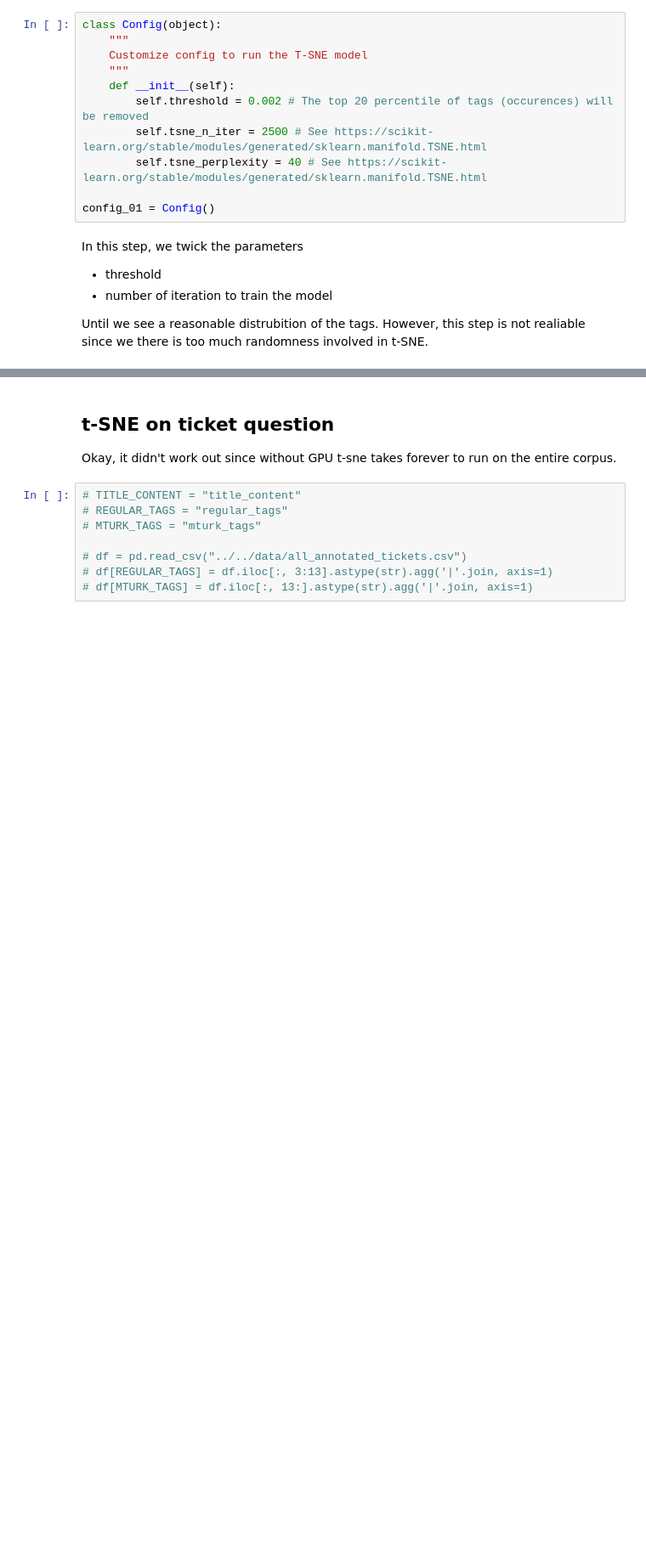
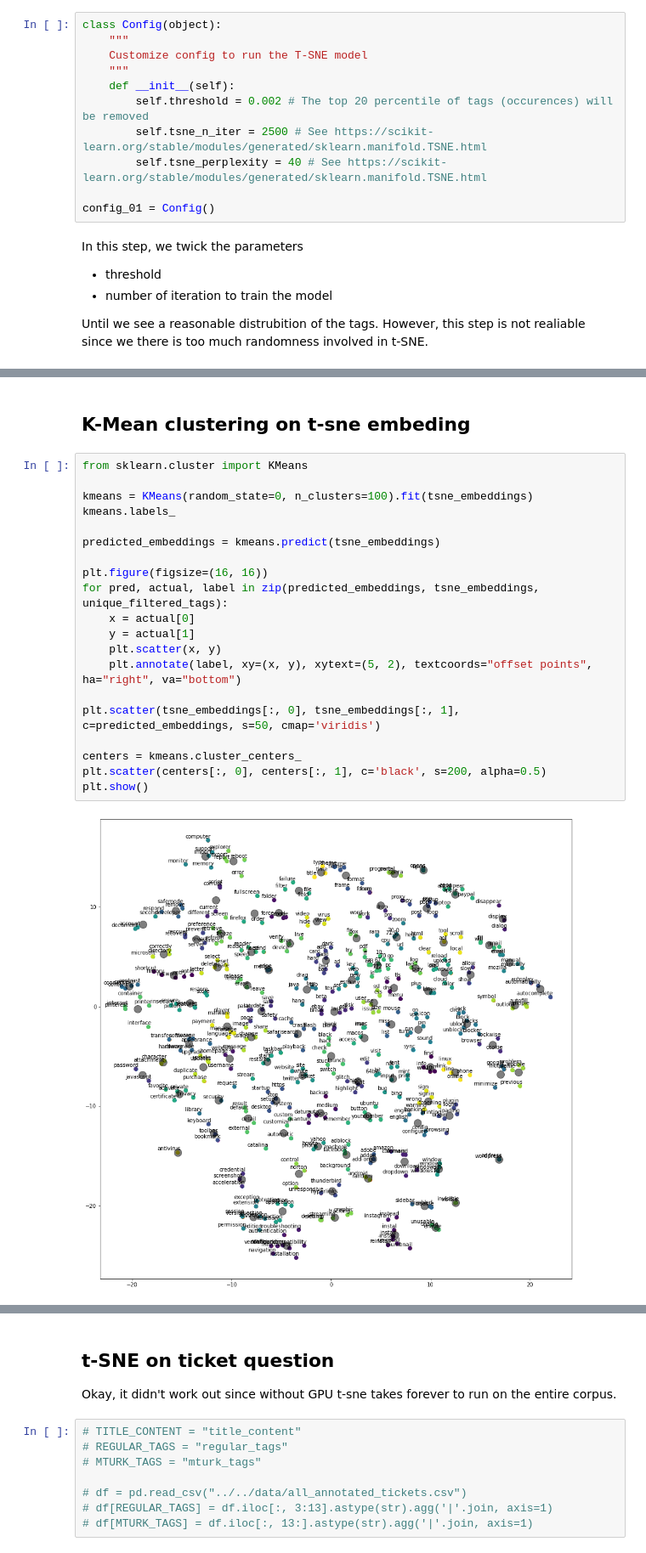
Before and after one commit to mlopatka/CANOSP2020, a Jupyter notebook: notebooks/t-SNE/tsne-similar-tags.ipynb, the cells around one changed output, grey strips where cells are left out. Shown at 85% size. Cells and saved outputs as stored; diff of their text form; blank space fills up the shorter version.

```diff
--- a/notebooks/t-SNE/tsne-similar-tags.ipynb
+++ b/notebooks/t-SNE/tsne-similar-tags.ipynb
@@ -119,3 +121,27 @@ T-SNE embedding shape: (459, 2)
+# %% [markdown]
+## K-Mean clustering on t-sne embeding
+# %%
+from sklearn.cluster import KMeans
+
+kmeans = KMeans(random_state=0, n_clusters=100).fit(tsne_embeddings)
+kmeans.labels_
+
+predicted_embeddings = kmeans.predict(tsne_embeddings)
+
+plt.figure(figsize=(16, 16))
+for pred, actual, label in zip(predicted_embeddings, tsne_embeddings, unique_filtered_tags):
+    x = actual[0]
+    y = actual[1]
+    plt.scatter(x, y)
+    plt.annotate(label, xy=(x, y), xytext=(5, 2), textcoords="offset points", ha="right", va="bottom")
+
+plt.scatter(tsne_embeddings[:, 0], tsne_embeddings[:, 1], c=predicted_embeddings, s=50, cmap='viridis')
+
+centers = kmeans.cluster_centers_
+plt.scatter(centers[:, 0], centers[:, 1], c='black', s=200, alpha=0.5)
+plt.show()
+# %% [output]
+[figure, added]
 # %%
 import csv
 
```
Also changed, not shown: parts of 4 cells of this notebook, 4 other files.
